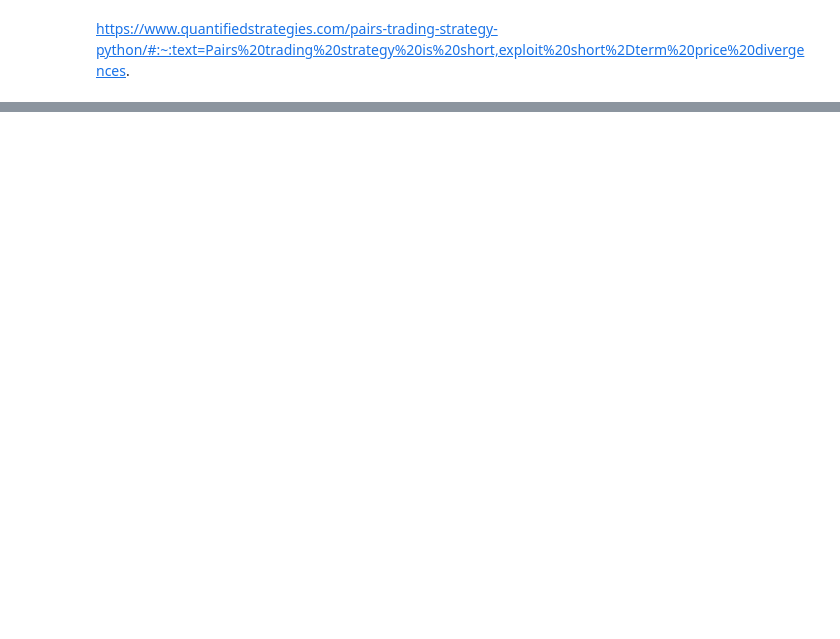
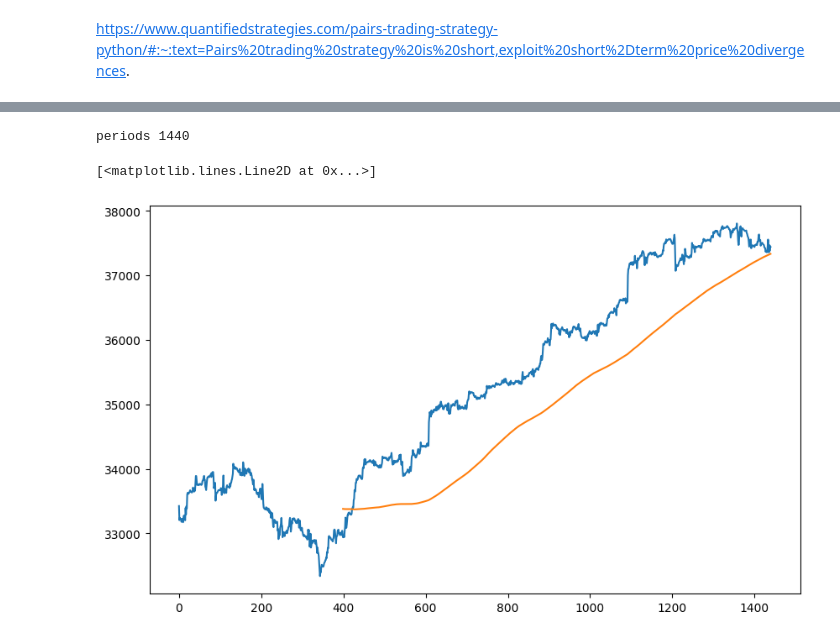
Before and after one commit to michaelmottdigital/trading-bots-mt5, a Jupyter notebook: notebooks/pairs_trades.ipynb, the cells around one changed output, grey strips where cells are left out. Saved outputs shown, nothing was run; the diff lists cells and outputs as text; code cells hidden in the pictures; blank space fills up the shorter version.

```diff
--- a/notebooks/pairs_trades.ipynb
+++ b/notebooks/pairs_trades.ipynb
@@ -49,3 +78,25 @@ plt.plot( pair_data.index, pair_data.nas_relative)
+# %%
+print("periods", periods)
+
+plt.figure(figsize=(10,6))
+#plt.plot(pair_data.index, pair_data.close_nas/pair_data.close_sp)
+pair_data["ratio"] = pair_data.close_nas/pair_data.close_sp
+pair_data["spread"] = pair_data.close_nas
+
+pair_data["ratio_ma"] = pair_data.ratio.rolling(400).mean()
+pair_data["spread_ma"] = pair_data.spread.rolling(400).mean()
+
+
+#print(pair_data.head()[["close_nas", "close_sp", "ratio", "spread"]])
+#plt.plot(pair_data.index, pair_data.ratio)
+#plt.plot(pair_data.index, pair_data.ratio_ma)
+
+plt.plot(pair_data.index, pair_data.spread)
+plt.plot(pair_data.index, pair_data.spread_ma)
+# %% [output]
+periods 1440
+[<matplotlib.lines.Line2D at 0x...>]
+[figure, added]
 # %%
 # cointegration test
 
```
Also changed, not shown: parts of 9 cells of this notebook, 2 other files.
